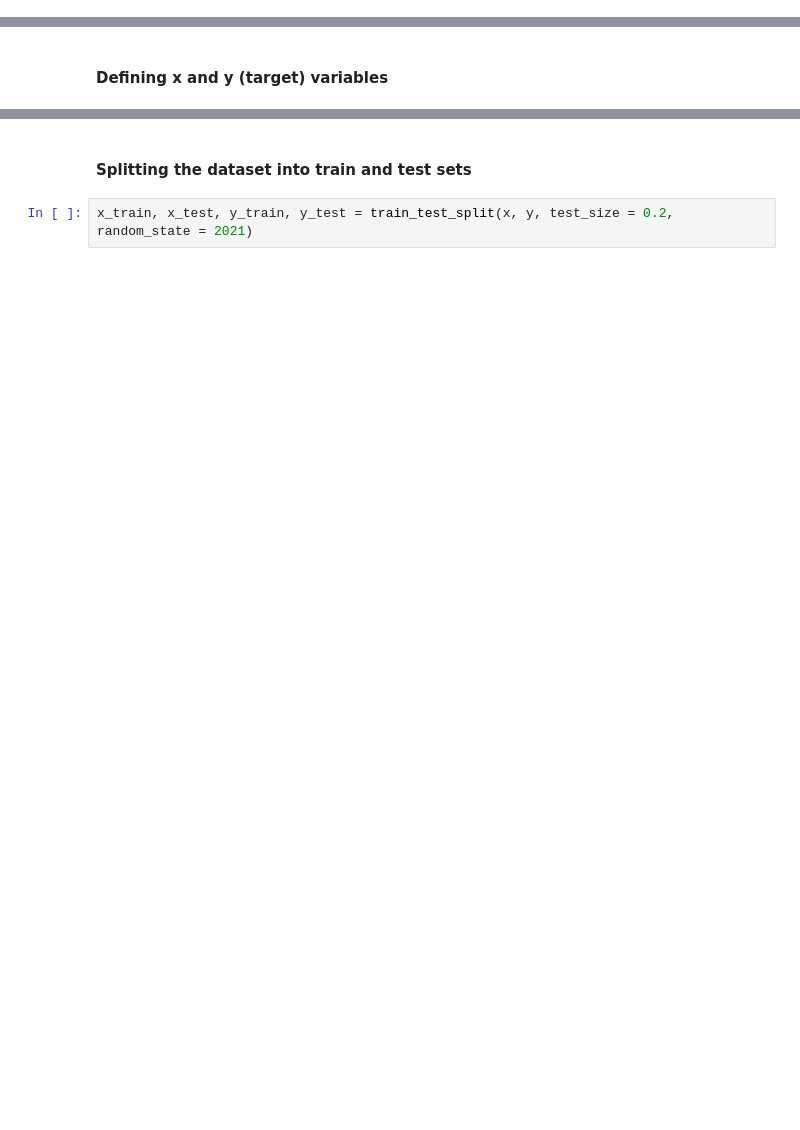
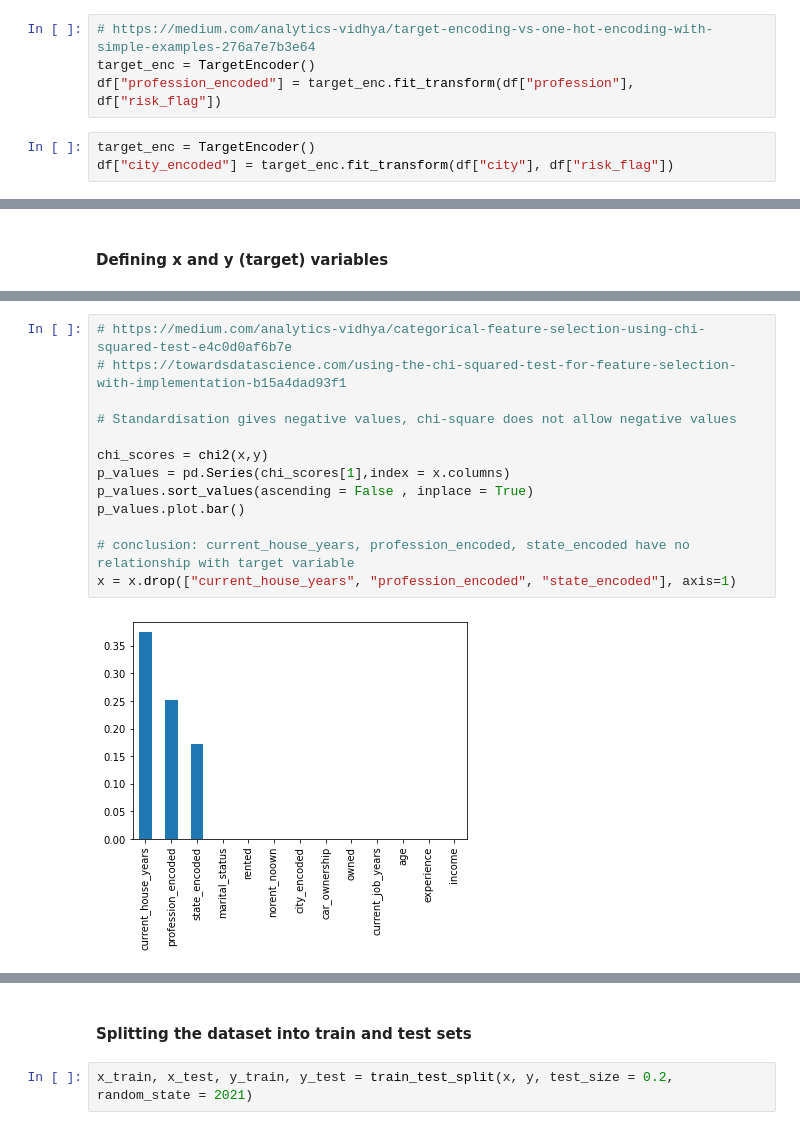
Before and after one commit to jonjonnyjonjon/introml-g2t4, a Jupyter notebook: jon - xgboost.ipynb, the cells around one changed output, grey strips where cells are left out. Drawn from its saved outputs; the diff is of its cells as text; blank space fills up the shorter version.

```diff
--- a/jon - xgboost.ipynb
+++ b/jon - xgboost.ipynb
@@ -72,0 +103,7 @@ df.head()
+# %%
+# https://medium.com/analytics-vidhya/target-encoding-vs-one-hot-encoding-with-simple-examples-276a7e7b3e64
+target_enc = TargetEncoder()
+df["profession_encoded"] = target_enc.fit_transform(df["profession"], df["risk_flag"])
+# %%
+target_enc = TargetEncoder()
+df["city_encoded"] = target_enc.fit_transform(df["city"], df["risk_flag"])
@@ -96,0 +135,15 @@ memory usage: 1.5 MB
+# %%
+# https://medium.com/analytics-vidhya/categorical-feature-selection-using-chi-squared-test-e4c0d0af6b7e
+# https://towardsdatascience.com/using-the-chi-squared-test-for-feature-selection-with-implementation-b15a4dad93f1
+
+# Standardisation gives negative values, chi-square does not allow negative values
+
+chi_scores = chi2(x,y)
+p_values = pd.Series(chi_scores[1],index = x.columns)
+p_values.sort_values(ascending = False , inplace = True)
+p_values.plot.bar()
+
+# conclusion: current_house_years, profession_encoded, state_encoded have no relationship with target variable
+x = x.drop(["current_house_years", "profession_encoded", "state_encoded"], axis=1)
+# %% [output]
+[figure, added]
```
Also changed, not shown: parts of 30 cells of this notebook.
